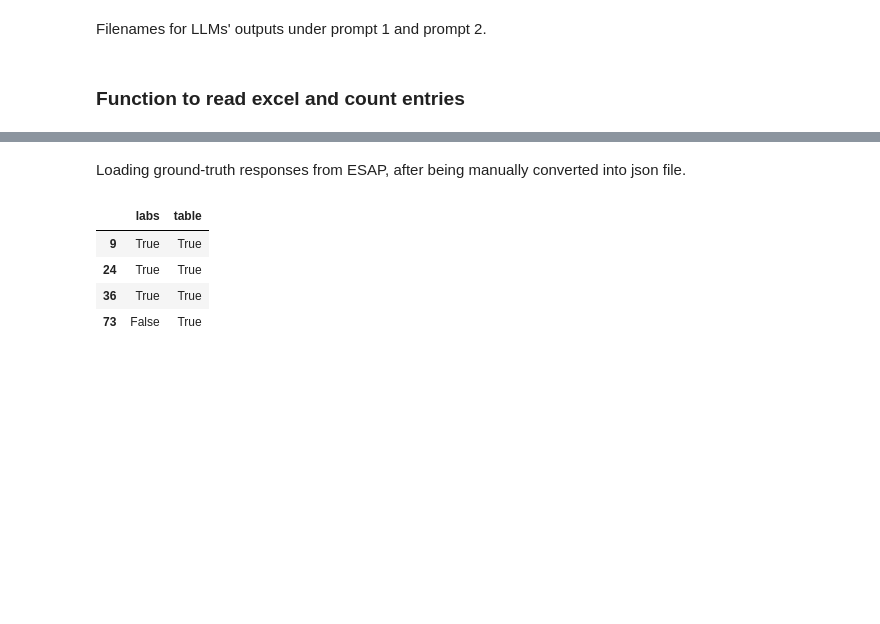
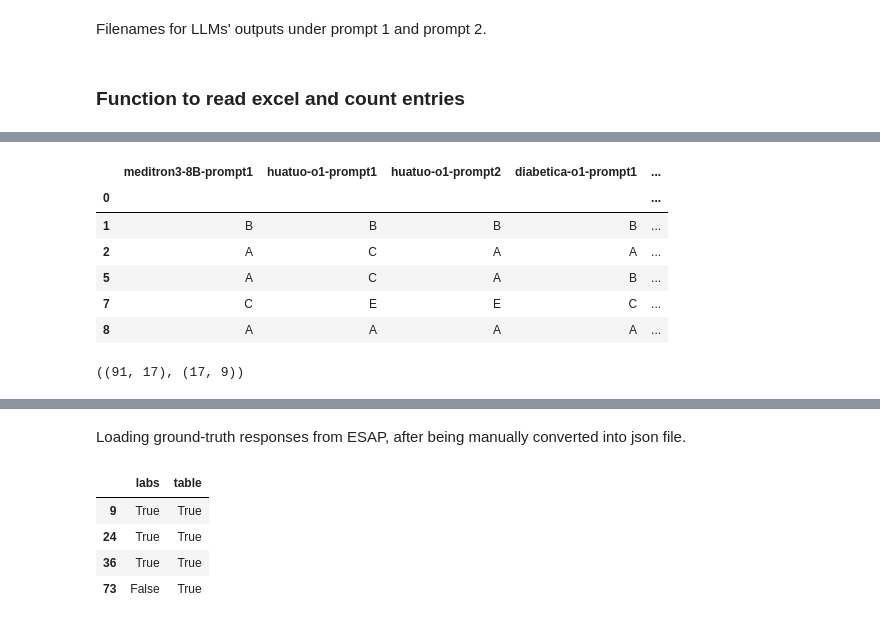
Before and after one commit to vanessadamario/SmallMedLLMs-PedEndo, a Jupyter notebook: notebooks/Evaluate Performance-check-2025-12-26.ipynb, the cells around one changed output, grey strips where cells are left out. Drawn from its saved outputs; the diff is of its cells as text; code cells hidden in the pictures; blank space fills up the shorter version.

```diff
--- a/notebooks/Evaluate Performance-check-2025-12-26.ipynb
+++ b/notebooks/Evaluate Performance-check-2025-12-26.ipynb
@@ -186,0 +213,14 @@ df_counter_prompt_A_B, df_all = counter_extensive_dfs(path_to_results, model_pat
+# %%
+df_all.head()
+# %% [output]
+|  | meditron3-8B-prompt1 | huatuo-o1-prompt1 | huatuo-o1-prompt2 | diabetica-o1-prompt1 | ... |
+| 0 |  |  |  |  | ... |
+| 1 | B | B | B | B | ... |
+| 2 | A | C | A | A | ... |
+| 5 | A | C | A | B | ... |
+| 7 | C | E | E | C | ... |
+| 8 | A | A | A | A | ... |
+# %%
+df_all.shape, df_counter_prompt_A_B.shape
+# %% [output]
+((91, 17), (17, 9))
```
Also changed, not shown: parts of 17 cells of this notebook, 1 other file.
